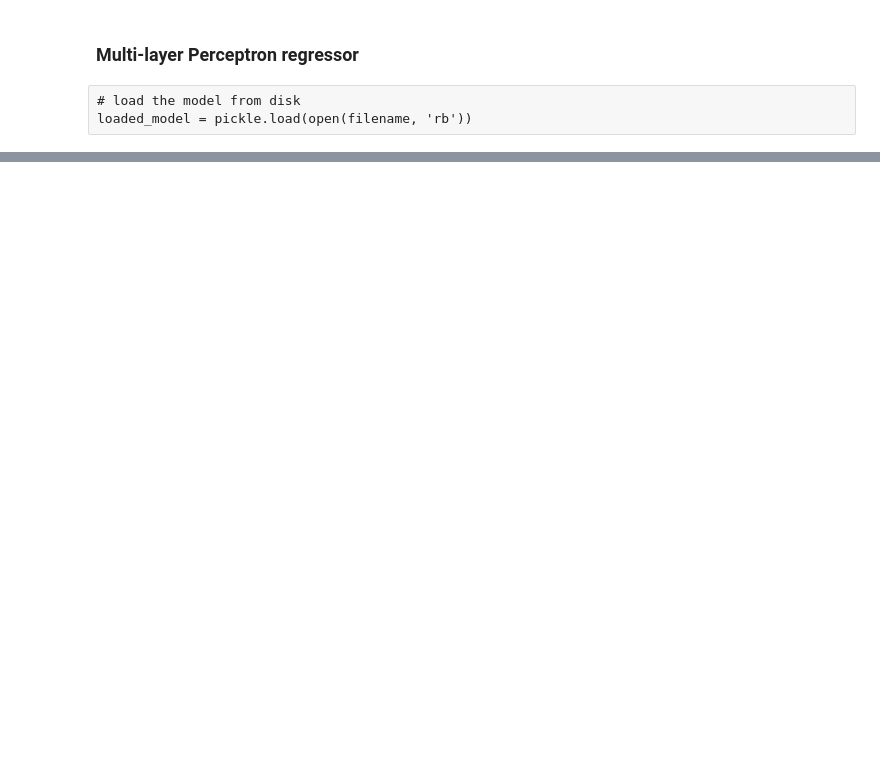
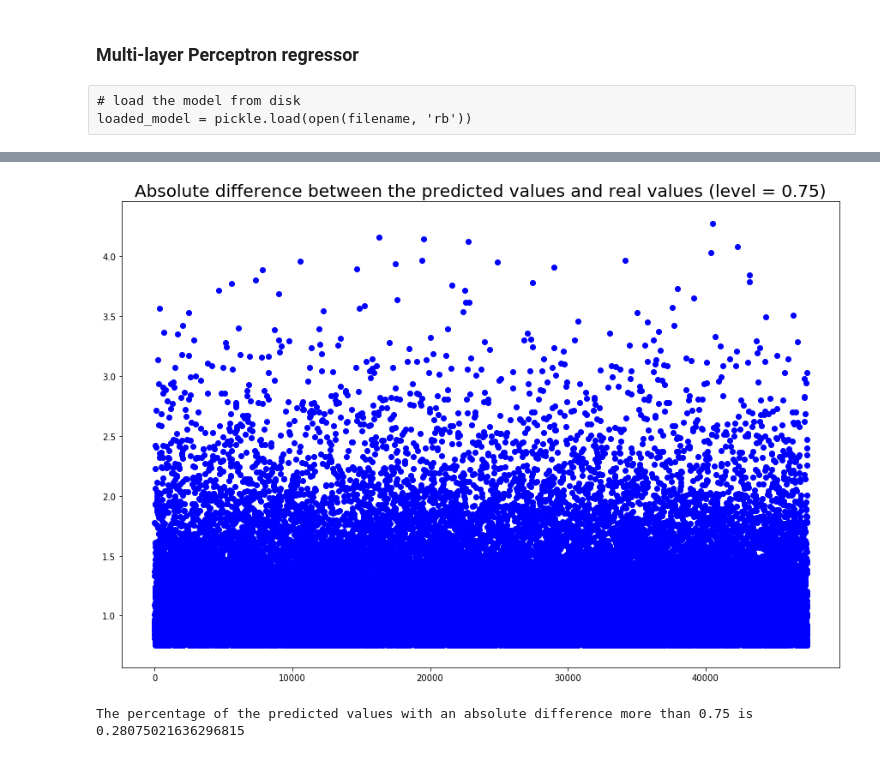
Before and after one commit to vlapparov/NLP-Prediction-Python-Project, a Jupyter notebook: Prediction part.ipynb, the cells around one changed output, grey strips where cells are left out. Cells and saved outputs as stored; diff of their text form; code cells hidden in the pictures; blank space fills up the shorter version.

```diff
--- a/Prediction part.ipynb
+++ b/Prediction part.ipynb
@@ -303,0 +307,12 @@ Mean squared error: 0.48
+# %%
+plt.figure(figsize=(15,10))
+level = 0.75
+plt.scatter(range(len(res[res > level])), res[res > level],  color='blue')
+plt.title ('Absolute difference between the predicted values and real values (level = 0.75)', fontsize = 20)
+plt.show()
+# %% [output]
+[figure, added]
+# %%
+print('The percentage of the predicted values with an absolute difference more than', level, 'is',len(res[res > 0.75])/len(res))
+# %% [output]
+The percentage of the predicted values with an absolute difference more than 0.75 is 0.28075021636296815
```
Also changed, not shown: parts of 20 cells of this notebook.
